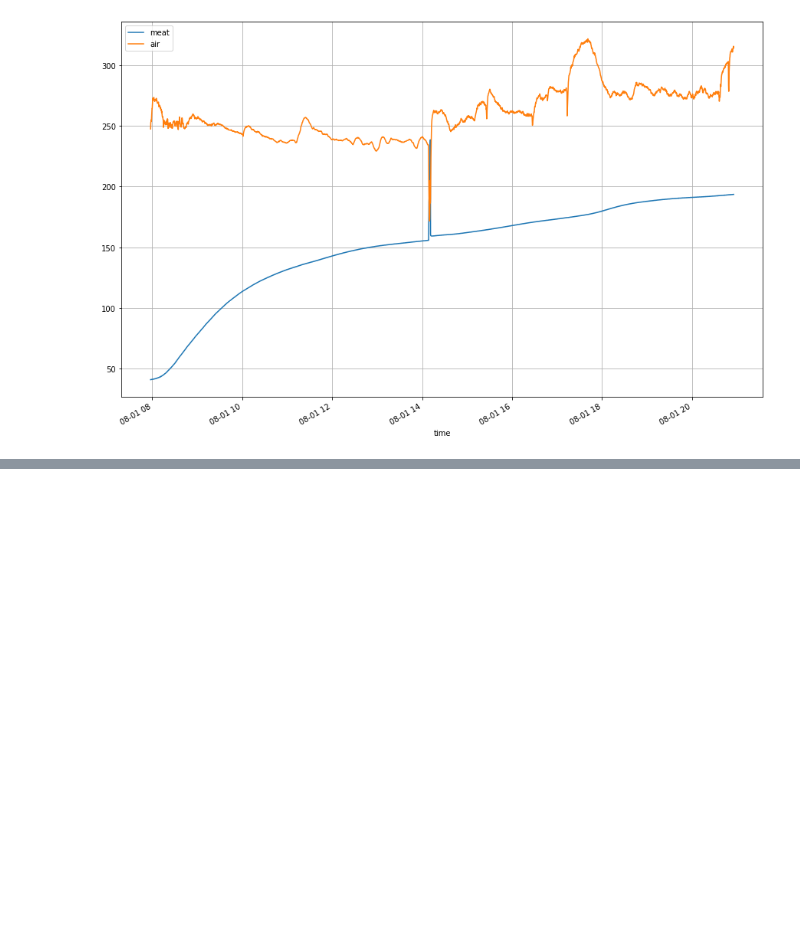
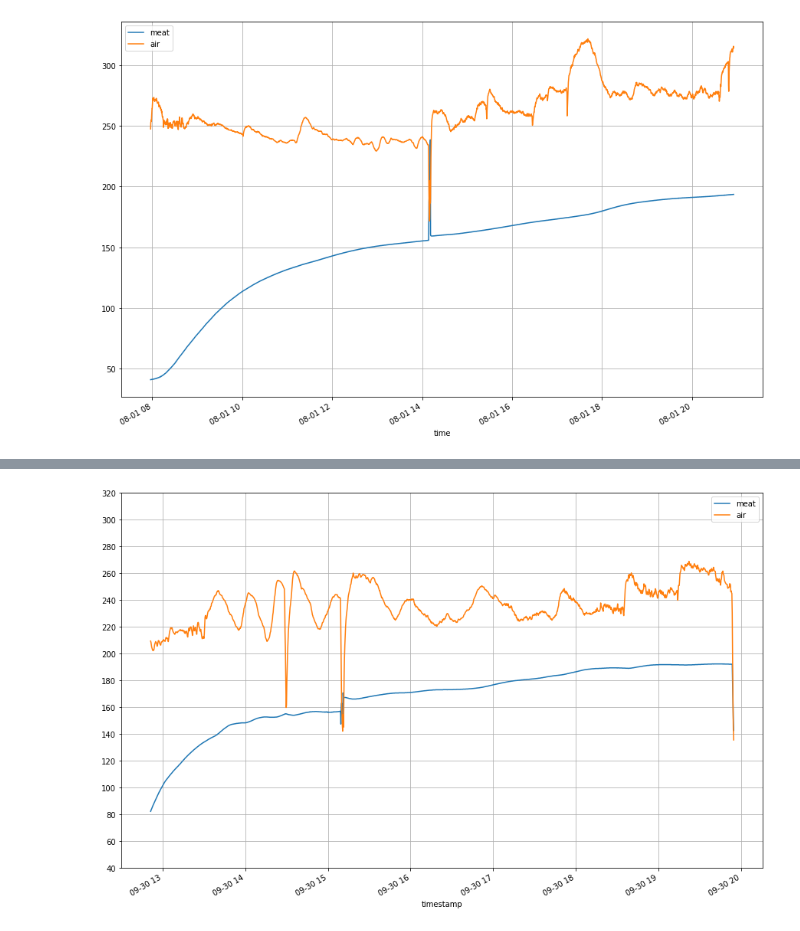
Before and after one commit to sbeckert1/smoker, a Jupyter notebook: data/Untitled.ipynb, the cells around one changed output, grey strips where cells are left out. Saved outputs shown, nothing was run; the diff lists cells and outputs as text; code cells hidden in the pictures; blank space fills up the shorter version.

```diff
--- a/data/Untitled.ipynb
+++ b/data/Untitled.ipynb
@@ -70,0 +79,3 @@ plotJSON('./brisket_14lb.txt')
+# %%
+plotJSON('./stl_ribs.txt')
+# %% [output]
@@ -70,0 +85 @@ plotJSON('./brisket_14lb.txt')
+[figure, added]
```
Also changed, not shown: parts of 20 cells of this notebook, 16 other files.
